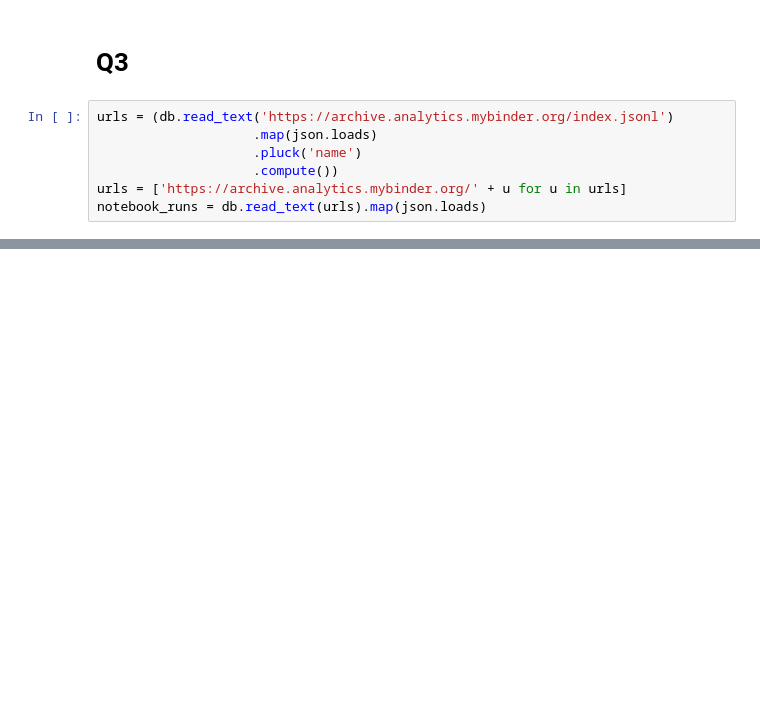
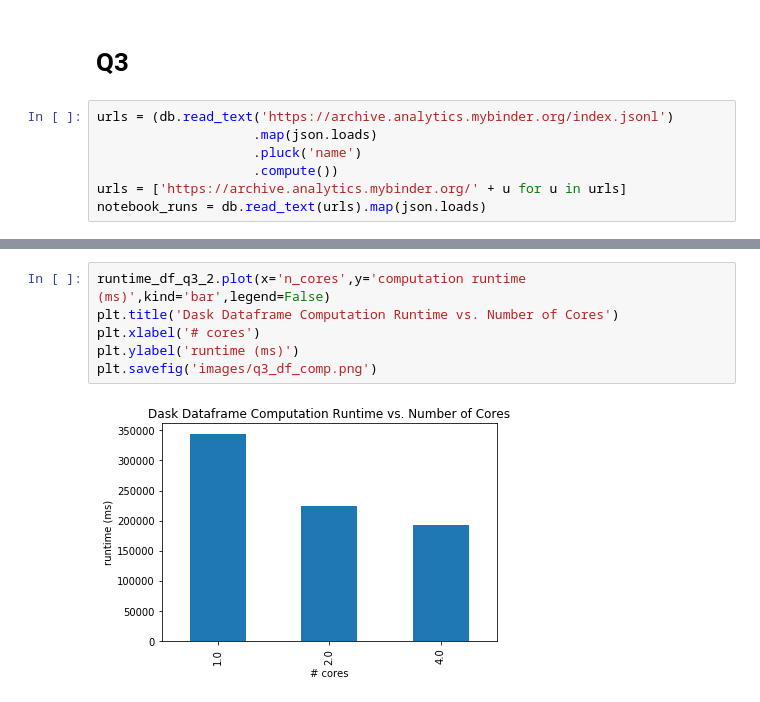
Before and after one commit to ericazhou7/6.s080-labs, a Jupyter notebook: lab6/part2.ipynb, the cells around one changed output, grey strips where cells are left out. Drawn from its saved outputs; the diff is of its cells as text; blank space fills up the shorter version.

```diff
--- a/lab6/part2.ipynb
+++ b/lab6/part2.ipynb
@@ -187,0 +236,8 @@ notebook_runs.filter(lambda record: record['timestamp'].startswith('2019-08')).p
+# %%
+runtime_df_q3_2.plot(x='n_cores',y='computation runtime (ms)',kind='bar',legend=False)
+plt.title('Dask Dataframe Computation Runtime vs. Number of Cores')
+plt.xlabel('# cores')
+plt.ylabel('runtime (ms)')
+plt.savefig('images/q3_df_comp.png')
+# %% [output]
+[figure, added]
```
Also changed, not shown: parts of 12 cells of this notebook, 4 other files.
